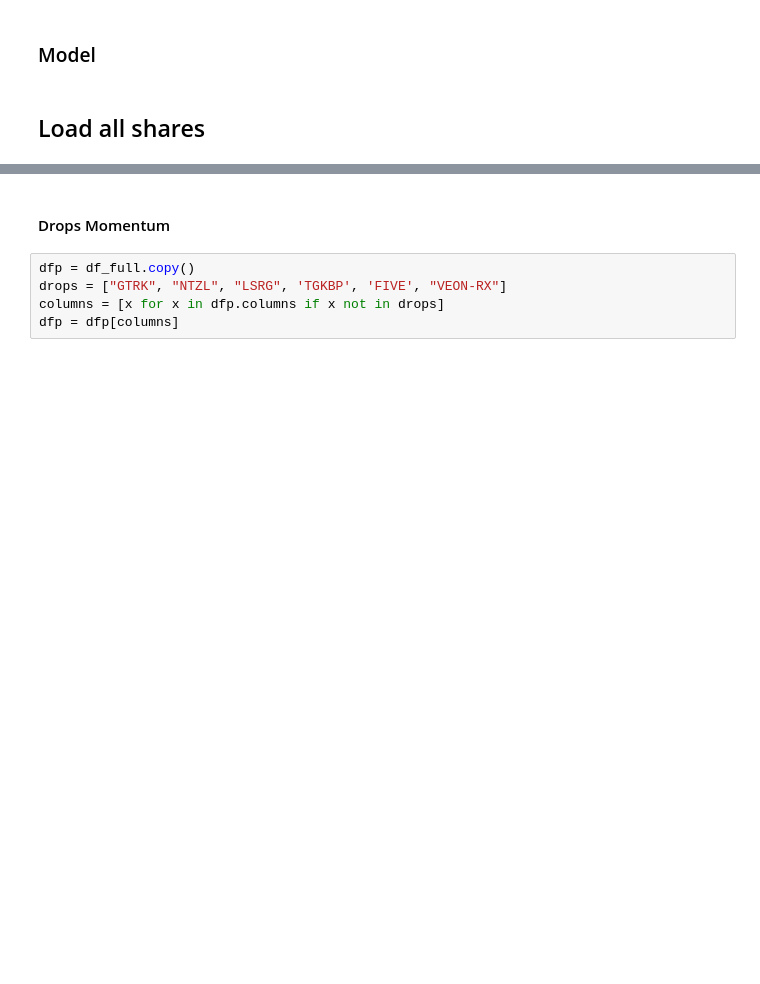
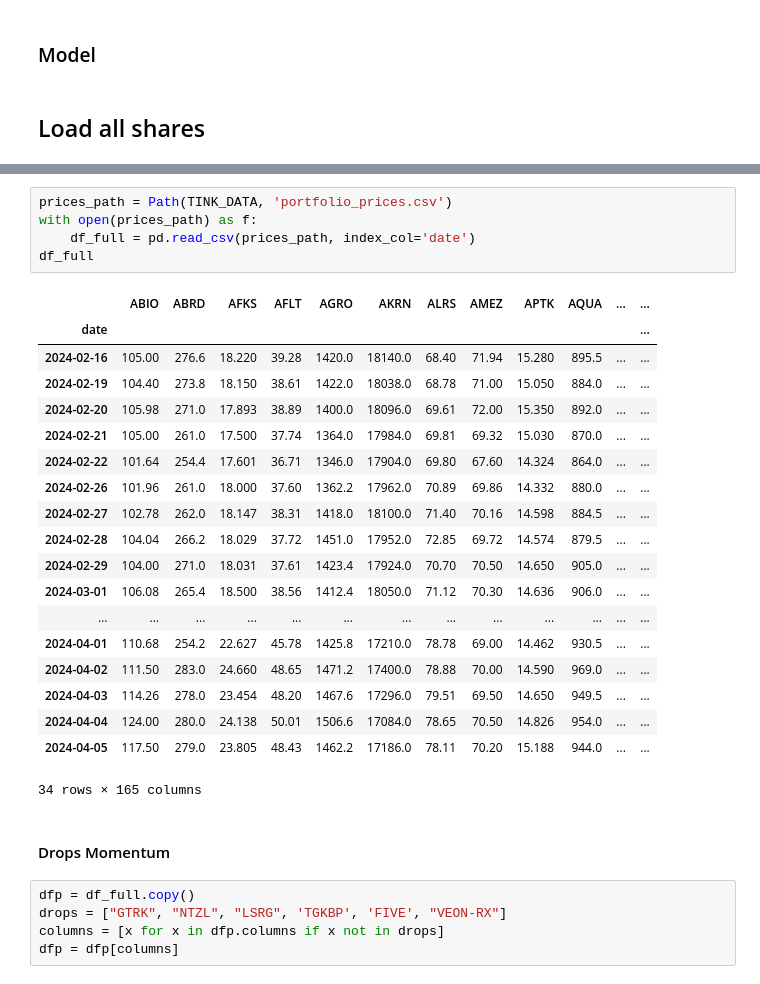
Before and after one commit to s-agapov/QuantMod, a Jupyter notebook: TP/Shares/05-Tink Momentum.ipynb, the cells around one changed output, grey strips where cells are left out. Cells and saved outputs as stored; diff of their text form; blank space fills up the shorter version.

```diff
--- a/TP/Shares/05-Tink Momentum.ipynb
+++ b/TP/Shares/05-Tink Momentum.ipynb
@@ -261,3 +299,28 @@ data_reader.save('portfolio_prices.csv')
+# %%
+prices_path = Path(TINK_DATA, 'portfolio_prices.csv')
+with open(prices_path) as f:
+    df_full = pd.read_csv(prices_path, index_col='date')
+df_full
+# %% [output]
+|  | ABIO | ABRD | AFKS | AFLT | AGRO | AKRN | ALRS | AMEZ | APTK | AQUA | ... | ... |
+| date |  |  |  |  |  |  |  |  |  |  |  | ... |
+| 2024-02-16 | 105.00 | 276.6 | 18.220 | 39.28 | 1420.0 | 18140.0 | 68.40 | 71.94 | 15.280 | 895.5 | ... | ... |
+| 2024-02-19 | 104.40 | 273.8 | 18.150 | 38.61 | 1422.0 | 18038.0 | 68.78 | 71.00 | 15.050 | 884.0 | ... | ... |
+| 2024-02-20 | 105.98 | 271.0 | 17.893 | 38.89 | 1400.0 | 18096.0 | 69.61 | 72.00 | 15.350 | 892.0 | ... | ... |
+| 2024-02-21 | 105.00 | 261.0 | 17.500 | 37.74 | 1364.0 | 17984.0 | 69.81 | 69.32 | 15.030 | 870.0 | ... | ... |
+| 2024-02-22 | 101.64 | 254.4 | 17.601 | 36.71 | 1346.0 | 17904.0 | 69.80 | 67.60 | 14.324 | 864.0 | ... | ... |
+| 2024-02-26 | 101.96 | 261.0 | 18.000 | 37.60 | 1362.2 | 17962.0 | 70.89 | 69.86 | 14.332 | 880.0 | ... | ... |
+| 2024-02-27 | 102.78 | 262.0 | 18.147 | 38.31 | 1418.0 | 18100.0 | 71.40 | 70.16 | 14.598 | 884.5 | ... | ... |
+| 2024-02-28 | 104.04 | 266.2 | 18.029 | 37.72 | 1451.0 | 17952.0 | 72.85 | 69.72 | 14.574 | 879.5 | ... | ... |
+| 2024-02-29 | 104.00 | 271.0 | 18.031 | 37.61 | 1423.4 | 17924.0 | 70.70 | 70.50 | 14.650 | 905.0 | ... | ... |
+| 2024-03-01 | 106.08 | 265.4 | 18.500 | 38.56 | 1412.4 | 18050.0 | 71.12 | 70.30 | 14.636 | 906.0 | ... | ... |
+| ... | ... | ... | ... | ... | ... | ... | ... | ... | ... | ... | ... | ... |
+| 2024-04-01 | 110.68 | 254.2 | 22.627 | 45.78 | 1425.8 | 17210.0 | 78.78 | 69.00 | 14.462 | 930.5 | ... | ... |
+| 2024-04-02 | 111.50 | 283.0 | 24.660 | 48.65 | 1471.2 | 17400.0 | 78.88 | 70.00 | 14.590 | 969.0 | ... | ... |
+| 2024-04-03 | 114.26 | 278.0 | 23.454 | 48.20 | 1467.6 | 17296.0 | 79.51 | 69.50 | 14.650 | 949.5 | ... | ... |
+| 2024-04-04 | 124.00 | 280.0 | 24.138 | 50.01 | 1506.6 | 17084.0 | 78.65 | 70.50 | 14.826 | 954.0 | ... | ... |
+| 2024-04-05 | 117.50 | 279.0 | 23.805 | 48.43 | 1462.2 | 17186.0 | 78.11 | 70.20 | 15.188 | 944.0 | ... | ... |
+34 rows × 165 columns
 # %% [markdown]
 #### Drops Momentum
 # %%
```
Also changed, not shown: parts of 20 cells of this notebook, 8 other files.
